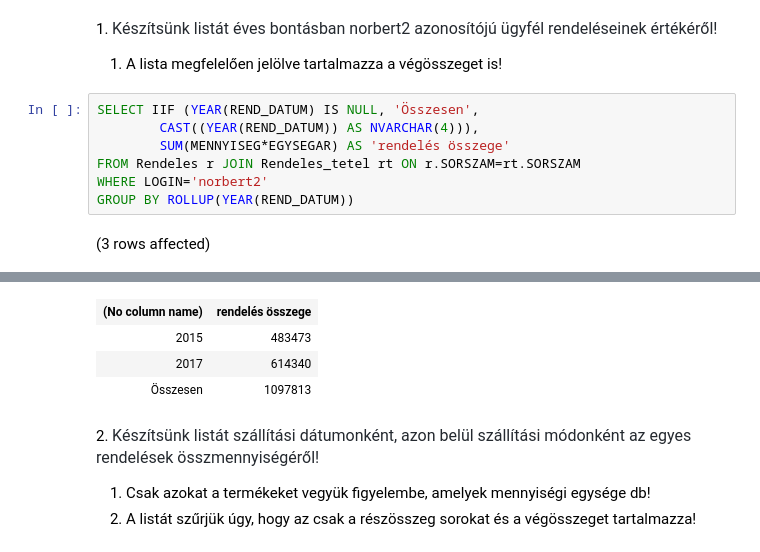
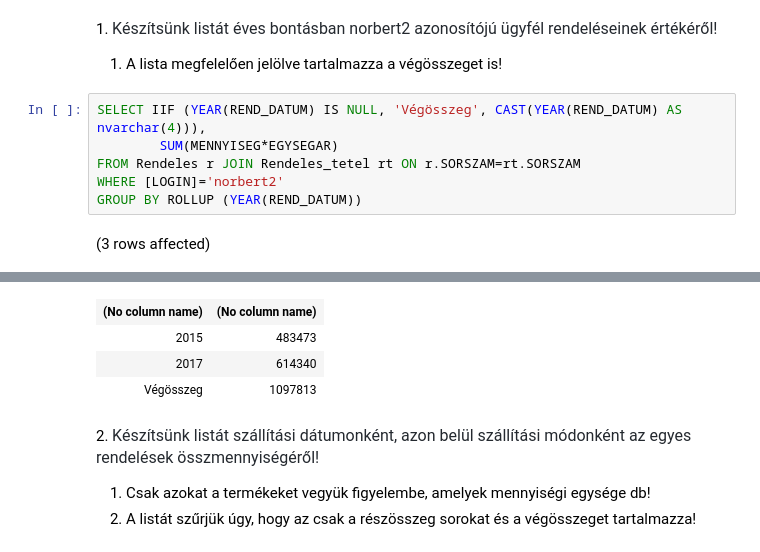
Before and after one commit to dorkakovacs/sql, a Jupyter notebook: gyakorlat05_feladatok.ipynb, the cells around one changed output, grey strips where cells are left out. Saved outputs shown, nothing was run; the diff lists cells and outputs as text.

```diff
--- a/gyakorlat05_feladatok.ipynb
+++ b/gyakorlat05_feladatok.ipynb
@@ -3,11 +3,10 @@
 
 1. A lista megfelelően jelölve tartalmazza a végösszeget is!
 # %%
-SELECT IIF (YEAR(REND_DATUM) IS NULL, 'Összesen',
-        CAST((YEAR(REND_DATUM)) AS NVARCHAR(4))),
-        SUM(MENNYISEG*EGYSEGAR) AS 'rendelés összege'
+SELECT IIF (YEAR(REND_DATUM) IS NULL, 'Végösszeg', CAST(YEAR(REND_DATUM) AS nvarchar(4))),
+        SUM(MENNYISEG*EGYSEGAR)
 FROM Rendeles r JOIN Rendeles_tetel rt ON r.SORSZAM=rt.SORSZAM
-WHERE LOGIN='norbert2'
-GROUP BY ROLLUP(YEAR(REND_DATUM))
+WHERE [LOGIN]='norbert2'
+GROUP BY ROLLUP (YEAR(REND_DATUM))
 # %% [output]
 (3 rows affected)
@@ -15,7 +14,7 @@ Total execution time: 00:00:00.017
-| (No column name) | rendelés összege |
+| (No column name) | (No column name) |
 | 2015 | 483473 |
 | 2017 | 614340 |
-| Összesen | 1097813 |
+| Végösszeg | 1097813 |
 # %% [markdown]
 2. <span style="color: rgb(36, 41, 47); font-family: -apple-system, BlinkMacSystemFont, &quot;Segoe UI&quot;, Helvetica, Arial, sans-serif, &quot;Apple Color Emoji&quot;, &quot;Segoe UI Emoji&quot;; font-size: 16px;">Készítsünk listát szállítási dátumonként, azon belül szállítási módonként az egyes rendelések összmennyiségéről!</span>
 
```
Also changed, not shown: parts of 6 cells of this notebook.
